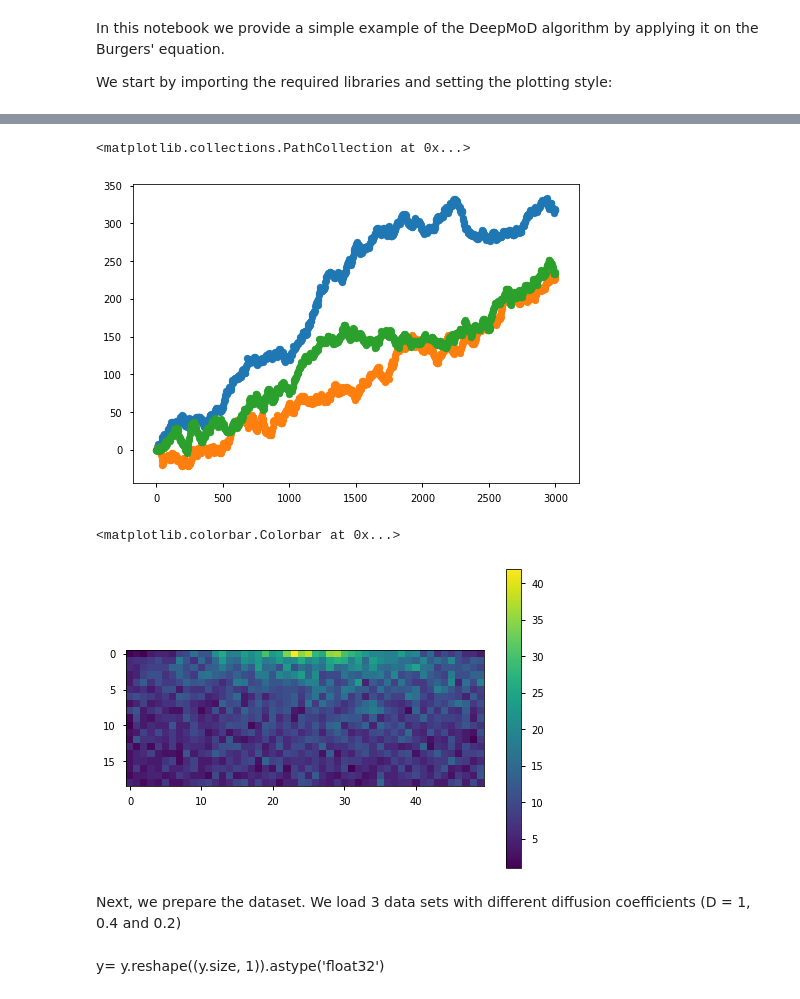
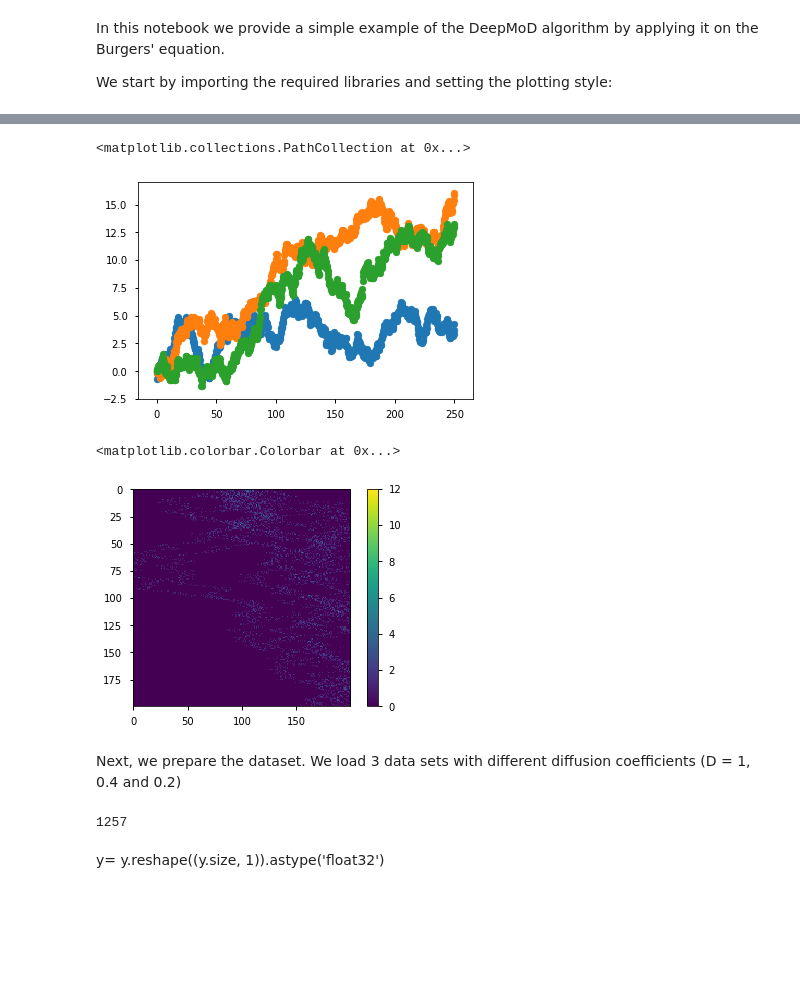
Before and after one commit to akshay-vedi/DeePyMoD_torch, a Jupyter notebook: notebooks/Diffusion_group_sparsity.ipynb, the cells around one changed output, grey strips where cells are left out. Cells and saved outputs as stored; diff of their text form; code cells hidden in the pictures; blank space fills up the shorter version.

```diff
--- a/notebooks/Diffusion_group_sparsity.ipynb
+++ b/notebooks/Diffusion_group_sparsity.ipynb
@@ -33,5 +30,6 @@ def advection_diffusion_random_walk(walk_params, traj_params, initial_conditions
 
     return time, trajectory
 # %%
-n_w = 20
-time_vec, x_vec = advection_diffusion_random_walk([1000,n_w,3],[1,0.1],np.zeros((1,n_w)))
+n_w = 1
+n_s = 999
+time_vec, x_vec = advection_diffusion_random_walk([n_s,n_w,0.25],[0.1,0.025],np.zeros((1,n_w)))
@@ -41,4 +41,4 @@ plt.scatter(time_vec,x_vec[:,1])
 plt.scatter(time_vec,x_vec[:,2])
 # %% [output]
 <matplotlib.collections.PathCollection at 0x...>
-[figure, old version]
+[figure, new version]
@@ -71,11 +45,25 @@ U = U[1:]
+# %%
+m_split = 200
+n_bins = 200
+x_range = 5
+# %%
+x_list=np.array_split(x_vec,m_split,axis=0)
+# %%
+U_list = np.array([np.histogram(x,bins=n_bins,range=[-x_range,x_range])[0] for x in x_list])
+X_list = np.array([np.histogram(x,bins=n_bins,range=[-x_range,x_range])[1] for x in x_list])
+T_list = np.array([t*np.ones_like(X_list[t]) for t in np.arange(0,len(X_list))])
 # %%
-plt.imshow(U)
+plt.imshow(U_list,aspect=1)
 plt.colorbar()
 # %% [output]
 <matplotlib.colorbar.Colorbar at 0x...>
-[figure, old version]
+[figure, new version]
 # %% [markdown]
 Next, we prepare the dataset. We load 3 data sets with different diffusion coefficients (D = 1, 0.4 and 0.2)
+# %%
+np.max(U_list)
+# %% [output]
+1257
 # %%
 x_1 = X_m
 t_1 = T
```
Also changed, not shown: parts of 16 cells of this notebook, 15 other files.
